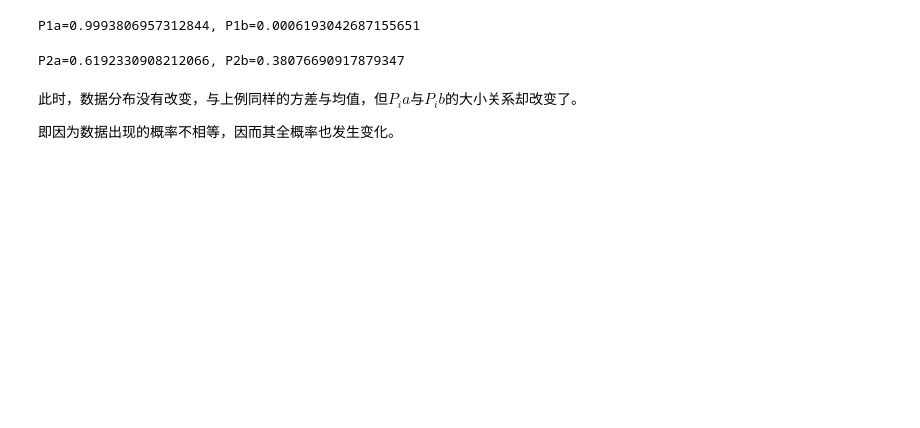
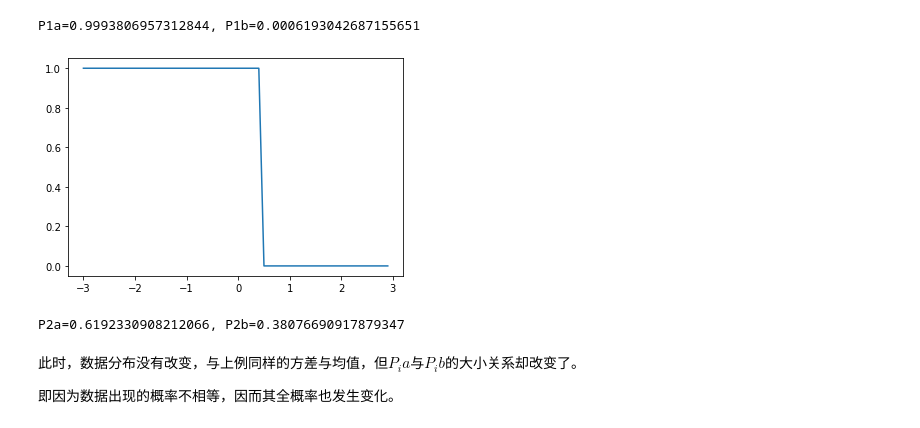
Before and after one commit to Linzh7/Machine-Learning-From-Scratch, a Jupyter notebook: Code/4.1-ErrorMininum Bayes.ipynb, the cells around one changed output. Drawn from its saved outputs; the diff is of its cells as text; code cells hidden in the pictures; blank space fills up the shorter version.

```diff
--- a/Code/4.1-ErrorMininum Bayes.ipynb
+++ b/Code/4.1-ErrorMininum Bayes.ipynb
@@ -57,6 +68,17 @@ p1b=(fx(mu,sigma,-2)*0.2)/(fx(-mu,sigma,-2)*0.8+fx(mu,sigma,-2)*0.2)
 print('P1a={}, P1b={}'.format(p1a,p1b))
 # %% [output]
 P1a=0.9993806957312844, P1b=0.0006193042687155651
+# %%
+judge=[]
+for i in np.arange(-3,3,0.1):
+    if((fx(-mu,sigma,i)*0.8)/(fx(-mu,sigma,i)*0.8+fx(mu,sigma,i)*0.2))>(fx(mu,sigma,i)*0.2)/(fx(-mu,sigma,i)*0.8+fx(mu,sigma,i)*0.2):
+        judge.append(1)
+    else:
+        judge.append(0)
+plt.plot(np.arange(-3,3,0.1),judge)
+plt.show()
+# %% [output]
+[figure, added]
 # %%
 p2a=(fx(-mu,sigma,0.3)*0.8)/(fx(-mu,sigma,0.3)*0.8+fx(mu,sigma,0.3)*0.2)
 p2b=(fx(mu,sigma,0.3)*0.2)/(fx(-mu,sigma,0.3)*0.8+fx(mu,sigma,0.3)*0.2)
```
Also changed, not shown: parts of 3 cells of this notebook.
